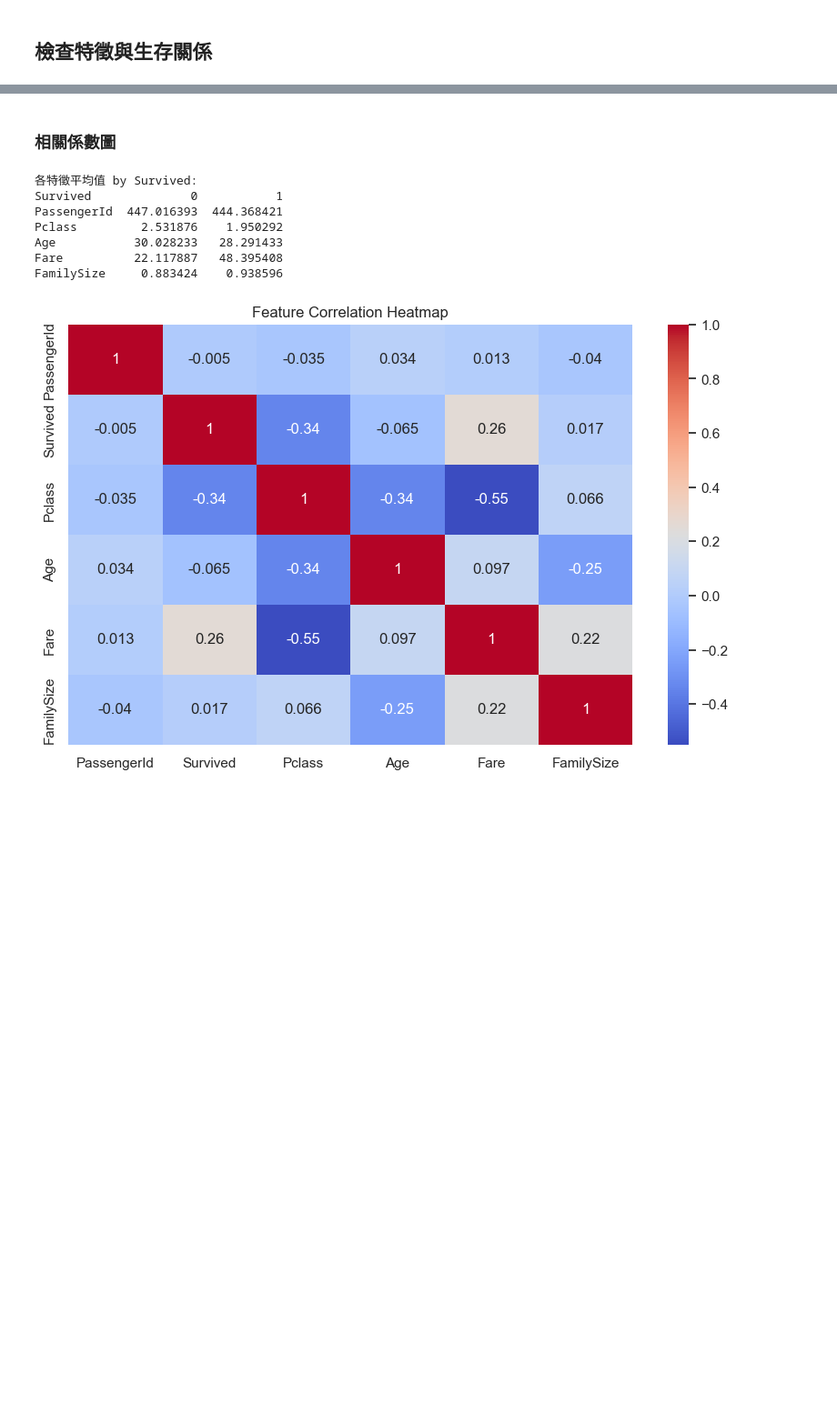
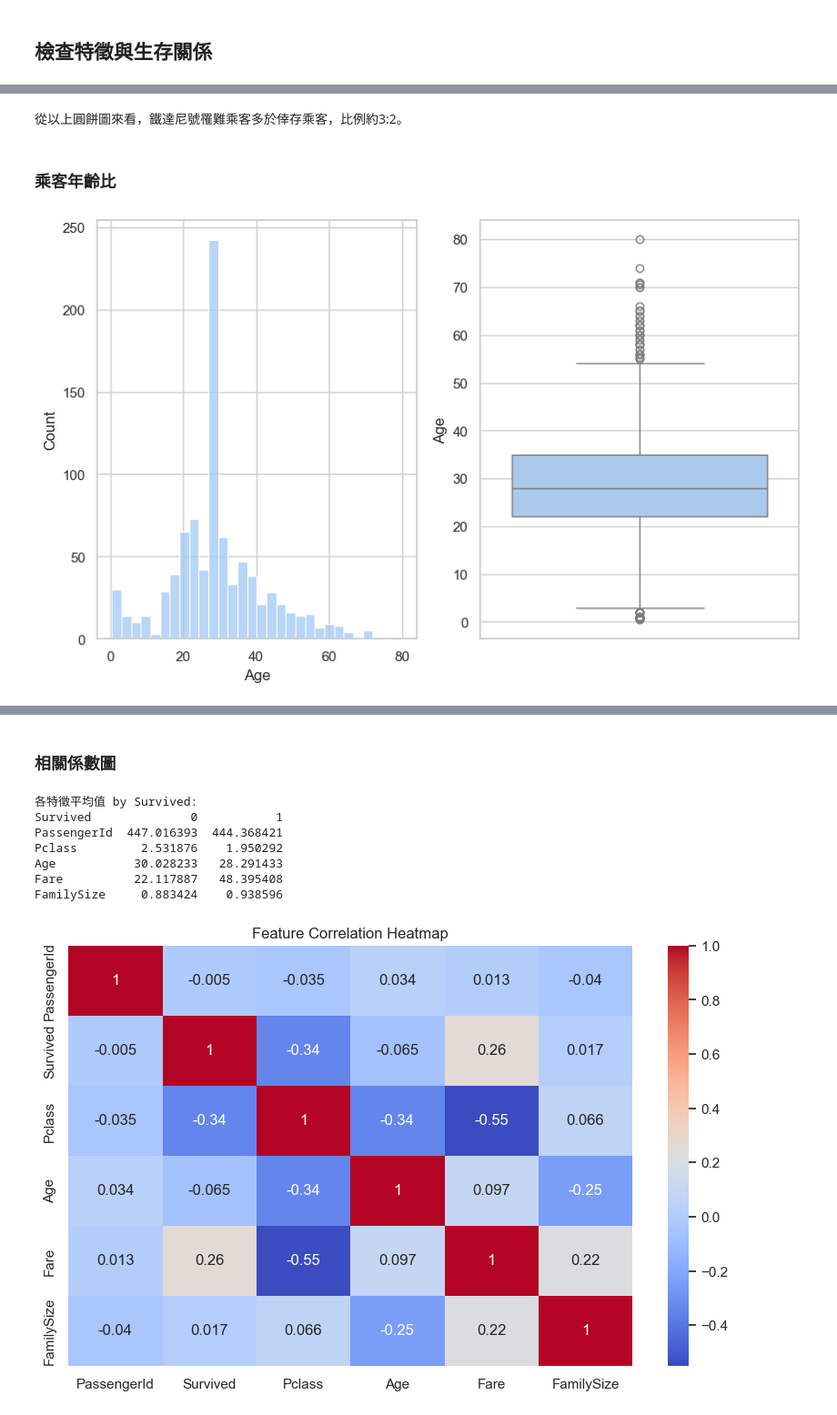
Before and after one commit to twcch/TitanicSurvivalClassifer, a Jupyter notebook: notebooks/02_eda_processed.ipynb, the cells around one changed output, grey strips where cells are left out. Shown at 91% size. Saved outputs shown, nothing was run; the diff lists cells and outputs as text; code cells hidden in the pictures; blank space fills up the shorter version.

```diff
--- a/notebooks/02_eda_processed.ipynb
+++ b/notebooks/02_eda_processed.ipynb
@@ -43,0 +50,11 @@ train_df.head()
+# %% [markdown]
+從以上圓餅圖來看，鐵達尼號罹難乘客多於倖存乘客，比例約3:2。
+# %% [markdown]
+### 乘客年齡比
+# %%
+figure, axes = plt.subplots(1, 2)
+sns.histplot(train_df, x='Age', ax=axes[0])
+sns.boxplot(train_df, y='Age', ax=axes[1])
+plt.show()
+# %% [output]
+[figure, added]
```
Also changed, not shown: parts of 30 cells of this notebook.
